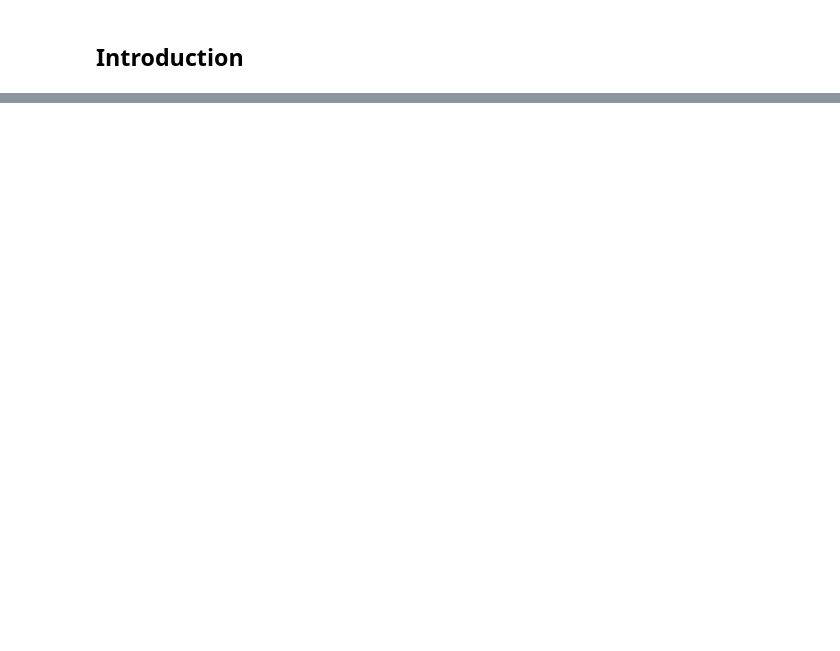
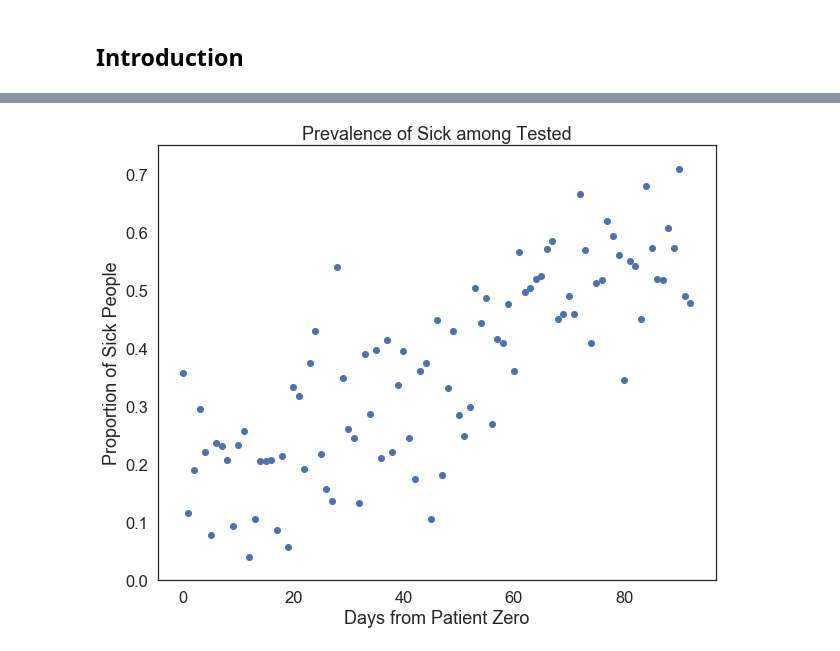
Before and after one commit to vb690/introduction_bayesian_analysis, a Jupyter notebook: workshop_slides.ipynb, the cells around one changed output, grey strips where cells are left out. Drawn from its saved outputs; the diff is of its cells as text; code cells hidden in the pictures; blank space fills up the shorter version.

```diff
--- a/workshop_slides.ipynb
+++ b/workshop_slides.ipynb
@@ -46,0 +188,20 @@ visualize_binomial_update(
+# %%
+from modules.utils.data_utils import generate_proportion_data
+from modules.visuals import visualize_bivariate_regression
+
+X, y = generate_proportion_data(
+    max_rate=0.6,
+    length=93,
+    noise=0.1
+)
+
+
+visualize_bivariate_regression(
+    X=X,
+    y=y,
+    X_label='Days from Patient Zero',
+    y_label='Proportion of Sick People',
+    title='Prevalence of Sick among Tested',
+)
+# %% [output]
+[figure, added]
```
Also changed, not shown: parts of 20 cells of this notebook, 9 other files.
